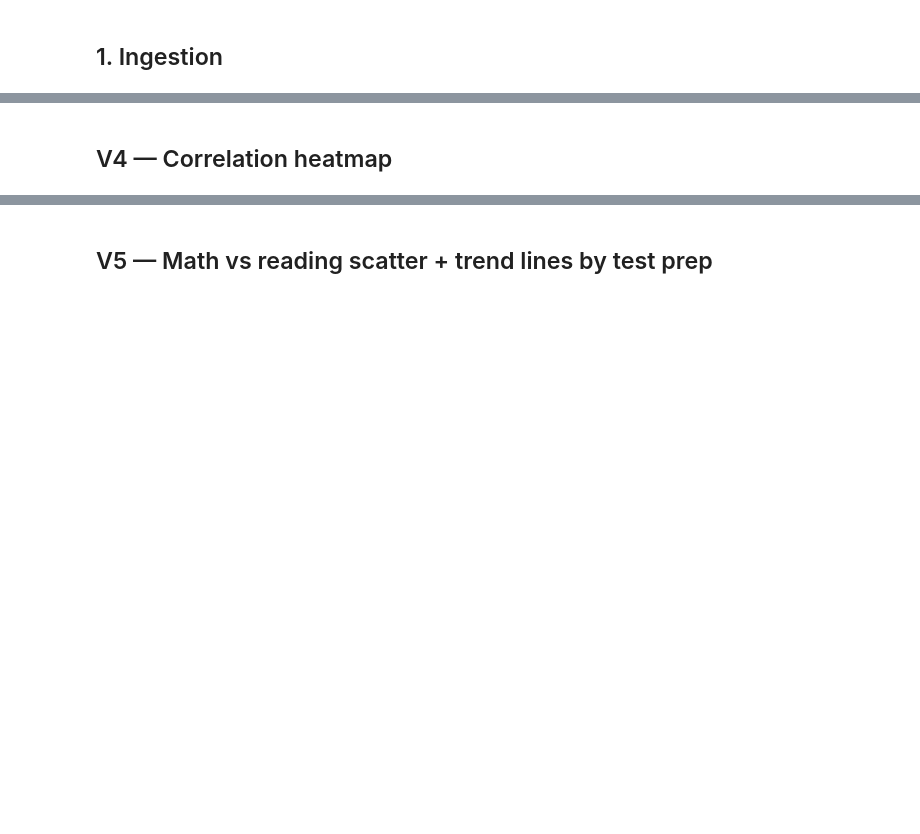
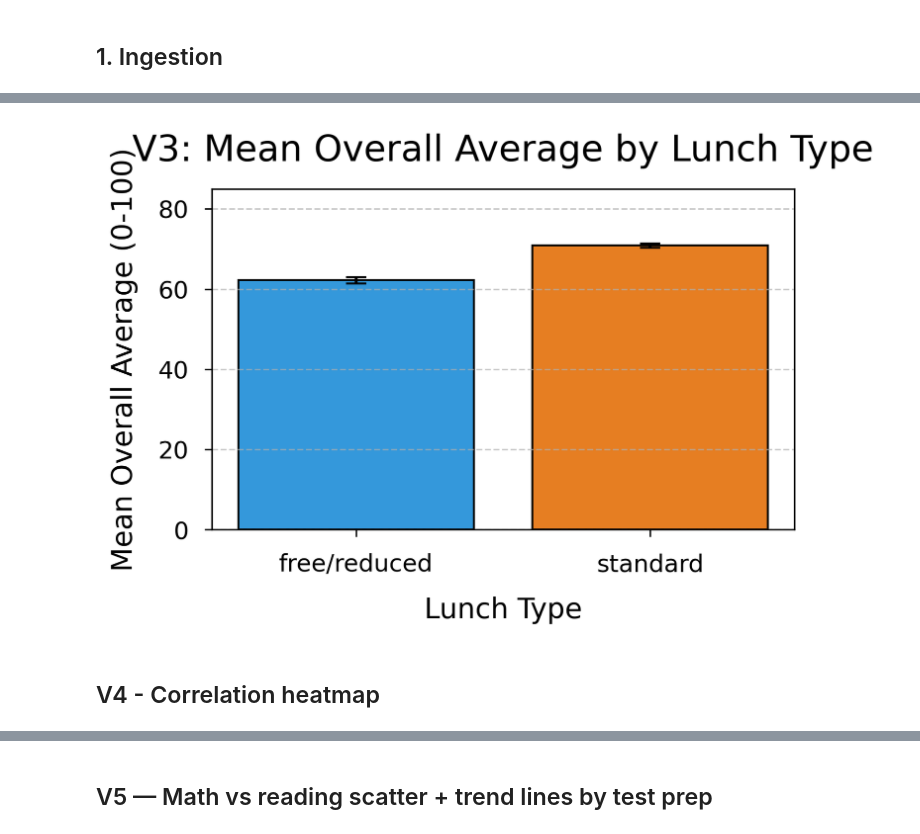
Before and after one commit to rasagyna1106/Principles_Data_Science, a Jupyter notebook: Student Performance/03_student_performance_visualizations.ipynb, the cells around one changed output, grey strips where cells are left out. Drawn from its saved outputs; the diff is of its cells as text; code cells hidden in the pictures; blank space fills up the shorter version.

```diff
--- a/Student Performance/03_student_performance_visualizations.ipynb
+++ b/Student Performance/03_student_performance_visualizations.ipynb
@@ -60,15 +103,23 @@ plt.show()
 # %%
 fig, ax = plt.subplots(figsize=(FIG_W, FIG_H), dpi=DPI)
-means = df.groupby("lunch_type", as_index=False)["overall_avg"].mean()
-means["label"] = means["lunch_type"].replace({"free/reduced": "Free/reduced", "standard": "Standard"})
-bars = ax.bar(means["label"], means["overall_avg"], color=["#9b59b6", "#1abc9c"], edgecolor="black")
-for b in bars: ax.text(b.get_x()+b.get_width()/2, b.get_height()+0.3, f"{b.get_height():.1f}", ha="center", fontsize=9)
-ax.set_title("V3: Mean Overall Average by Lunch Type")
-ax.set_ylabel("Mean overall avg (points)"); ax.set_xlabel("Lunch type")
-plt.tight_layout()
+agg = df.groupby("lunch_type")["overall_avg"].agg(["mean", "std", "count"])
+agg["sem"] = agg["std"] / np.sqrt(agg["count"])
+x_pos = np.arange(len(agg))
+bars = ax.bar(x_pos, agg["mean"], yerr=agg["sem"], color=["#3498db", "#e67e22"], edgecolor="black", capsize=5)
+ax.set_xticks(x_pos)
+ax.set_xticklabels(["free/reduced", "standard"])
+ax.set_title("V3: Mean Overall Average by Lunch Type", pad=14)
+ax.set_ylabel("Mean Overall Average (0-100)", labelpad=10)
+ax.set_xlabel("Lunch Type", labelpad=10)
+ax.set_ylim(0, 85)
+ax.tick_params(axis="x", pad=8); ax.tick_params(axis="y", pad=8)
+ax.yaxis.grid(True, linestyle="--", alpha=0.7)
+plt.tight_layout(pad=PAD)
 plt.savefig(os.path.join(FIG_DIR, "V3_lunch_overall_avg.png"), dpi=DPI, bbox_inches="tight")
 plt.show()
+# %% [output]
+[figure, added]
 # %% [markdown]
-## V4 — Correlation heatmap
+## V4 - Correlation heatmap
 # %%
 fig, ax = plt.subplots(figsize=(FIG_W, FIG_H), dpi=DPI)
```
Also changed, not shown: parts of 56 cells of this notebook.
